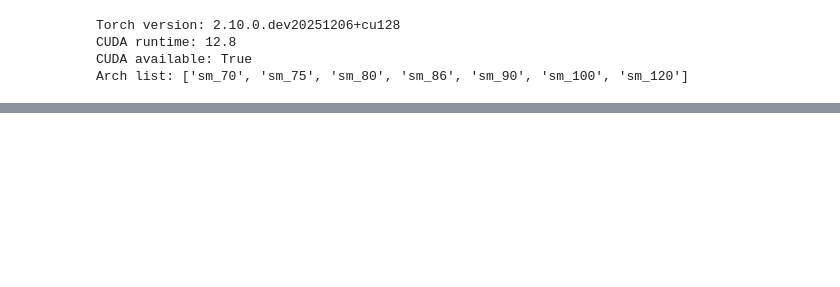
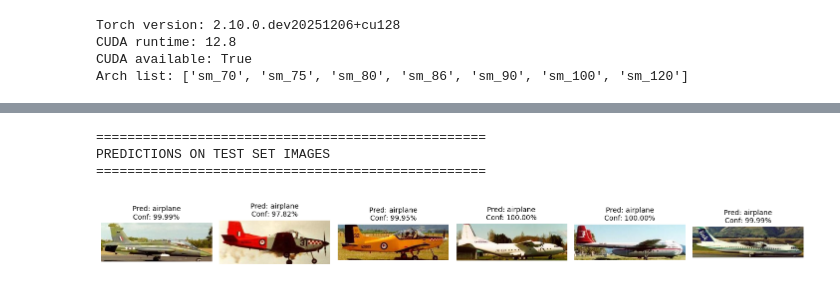
Before and after one commit to Chr1sChanman/cecs456-NaturalImagesCNN, a Jupyter notebook: final-project.ipynb, the cells around one changed output, grey strips where cells are left out. Drawn from its saved outputs; the diff is of its cells as text; code cells hidden in the pictures; blank space fills up the shorter version.

Commit message:
Quick added a test set and evaluation metrics mimicking the example CNN notebook if that criteria is needed

```diff
--- a/final-project.ipynb
+++ b/final-project.ipynb
@@ -35,12 +35,12 @@ def set_seed(seed: int = 42):
     torch.backends.cudnn.deterministic = True
     torch.backends.cudnn.benchmark = False
 # %%
-# Hyperparams and training settings
 @dataclass
 class TrainConfig:
     # Data settings
     data_dir: str = "./archive/data/natural_images"
-    val_split: float = 0.2
+    val_split: float = 0.15
+    test_split: float = 0.15
     img_size: int = 128
 
     # Training hyperparams
@@ -286,0 +303,7 @@ Loaded model with validation accuracy: 0.9260
+# %%
+model.eval()
+
+# Get class names from your dataset
+# Assuming your dataset structure is: data_dir/class_name/images
+class_names = sorted(os.listdir(cfg.data_dir))
+print(f"Classes: {class_names}")
@@ -286,0 +312,17 @@ Loaded model with validation accuracy: 0.9260
+# %%
+def predict_image(image_path, model, transform, device, class_names):
+    """
+    Predict the class of a single image
+    """
+    # Load and transform image
+    image = Image.open(image_path).convert('RGB')
+    image_tensor = transform(image).unsqueeze(0).to(device)
+
+    # Make prediction
+    with torch.no_grad():
+        output = model(image_tensor)
+        probabilities = torch.nn.functional.softmax(output, dim=1)
+        predicted_class = output.argmax(dim=1).item()
+        confidence = probabilities[0][predicted_class].item()
+
+    return predicted_class, confidence, probabilities[0].cpu().numpy()
@@ -286,0 +454,20 @@ Loaded model with validation accuracy: 0.9260
+# %%
+print("\n" + "="*50)
+print("PREDICTIONS ON TEST SET IMAGES")
+print("="*50)
+
+# Get some test images
+test_dataset = datasets.ImageFolder(root=cfg.data_dir, transform=predict_transform)
+test_indices = list(range(len(test_dataset)))[:6]  # Get first 6 images
+
+test_image_paths = []
+for idx in test_indices:
+    img_path, label = test_dataset.samples[idx]
+    test_image_paths.append(img_path)
+
+visualize_predictions(test_image_paths, model, predict_transform, cfg.device, class_names, num_images=6)
+# %% [output]
+==================================================
+PREDICTIONS ON TEST SET IMAGES
+==================================================
+[figure, added]
```
Also changed, not shown: parts of 6 cells of this notebook.
